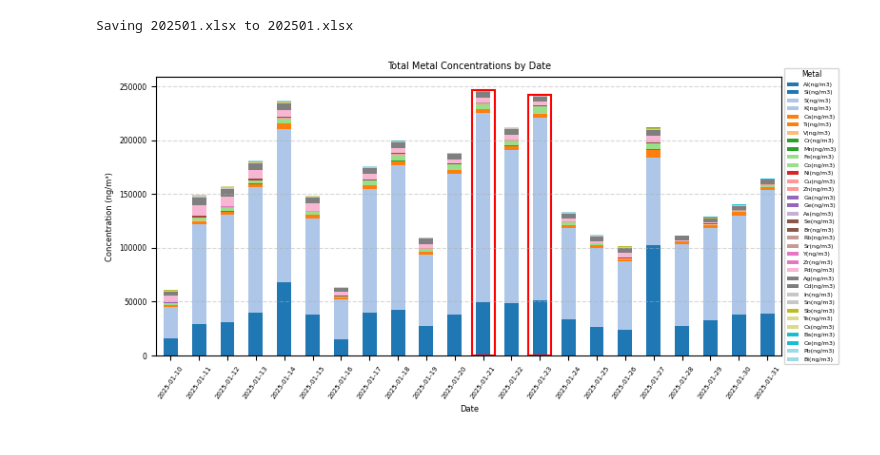
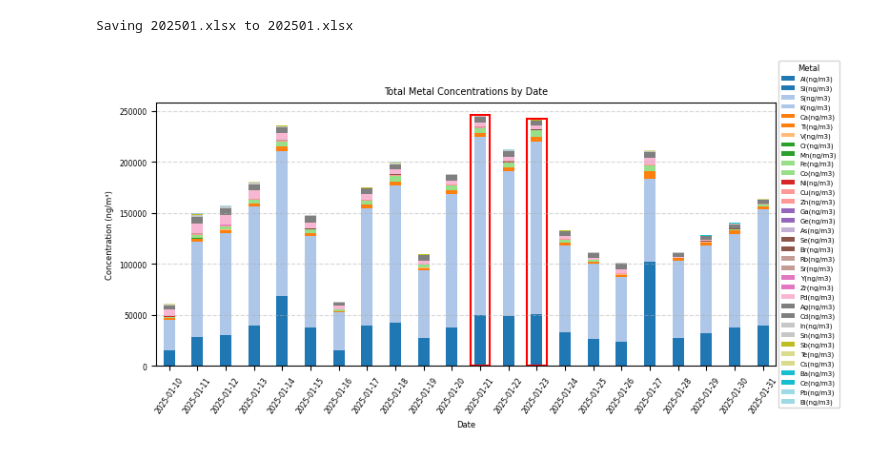
Before and after one commit to hyen0322/Data, a Jupyter notebook: Total Metal Concentrations.ipynb, the cells around one changed output. Cells and saved outputs as stored; diff of their text form; code cells hidden in the pictures.

```diff
--- a/Total Metal Concentrations.ipynb
+++ b/Total Metal Concentrations.ipynb
@@ -36,36 +34,40 @@ outlier_dates = total_sum[total_sum > threshold].index
 # %%
 # 그래프 생성
 fig, ax = plt.subplots(figsize=(8, 4))
-daily_metal_sum.plot(kind='bar', stacked=True, ax=ax, colormap='tab20')
+daily_metal_sum.plot(kind='bar',
+                     stacked=True,
+                     ax=ax,
+                     width=0.4,
+                     colormap='tab20')
 
 # 이상치 날짜 표시
 for idx, date in enumerate(daily_metal_sum.index):
     if date in outlier_dates:
-        ax.add_patch(plt.Rectangle((idx - 0.4, 0),
-                                   width=0.8,
+        ax.add_patch(plt.Rectangle((idx - 0.35, -2),
+                                   width=0.7,
                                    height=total_sum[date],
                                    fill=False, edgecolor='red', linewidth=1.5))
 
 # 그래프 기본 설정
 ax.set_title('Total Metal Concentrations by Date', fontsize=7)
 ax.set_xlabel('Date', fontsize=6)
 ax.set_ylabel('Concentration (ng/m³)', fontsize=6)
-plt.setp(ax.get_xticklabels(),rotation=55, fontsize=5.0)
+plt.setp(ax.get_xticklabels(),rotation=55, fontsize=5.5)
 plt.setp(ax.get_yticklabels(), fontsize=5.5)
 ax.grid(axis='y', linestyle='--', alpha=0.5)
 
 
 # 범례 설정
 ax.legend(loc='center left',
            bbox_to_anchor=(1.0, 0.5),
-           fontsize=4.5,
+           fontsize=5,
            title='Metal',
-           title_fontsize=5.5)
+           title_fontsize=6)
 
 # 레이아웃 자동 조절
 plt.tight_layout()
 
 # 결과 출력
 plt.show()
 # %% [output]
-[figure, old version]
+[figure, new version]
```
Also changed, not shown: parts of 4 cells of this notebook.
